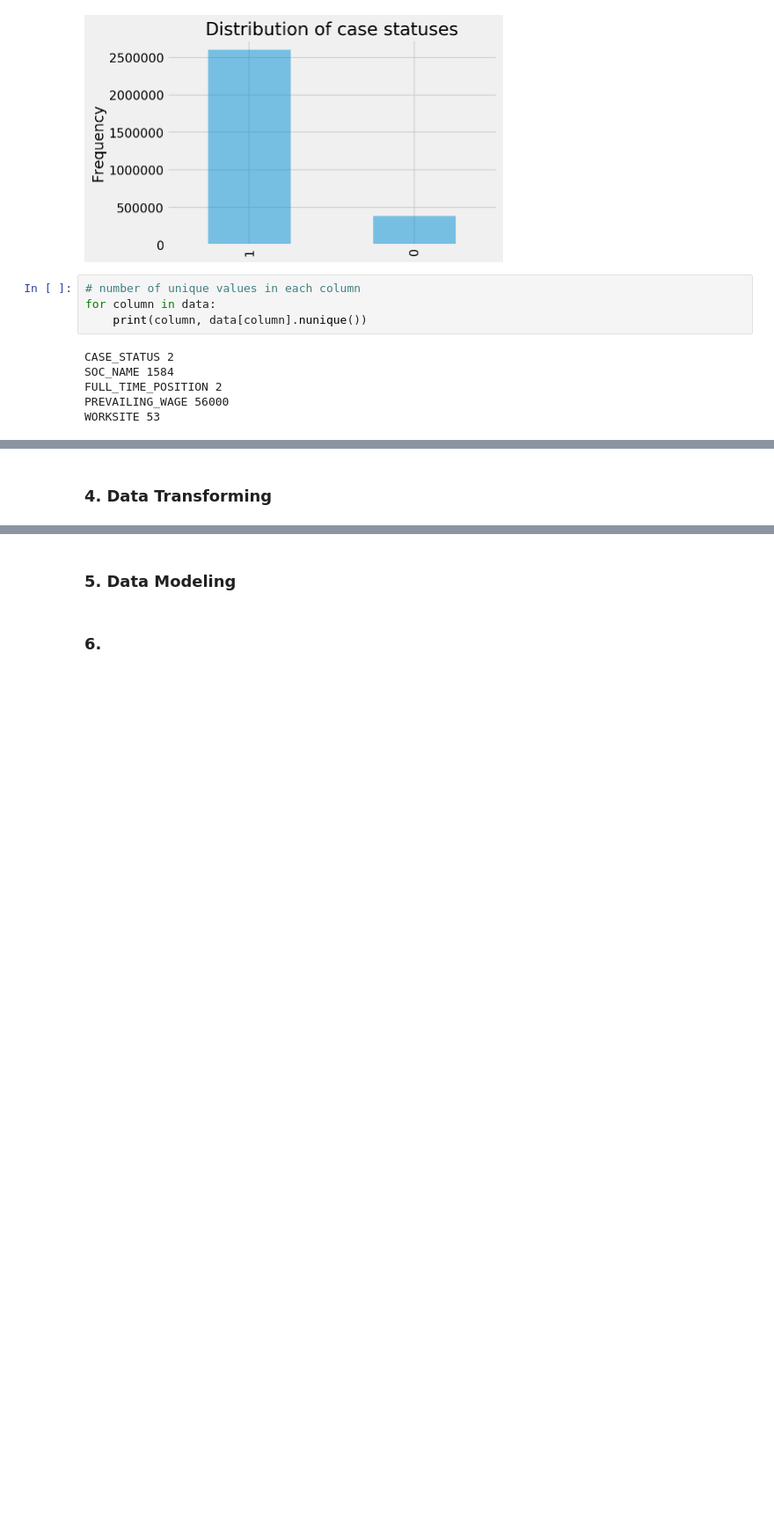
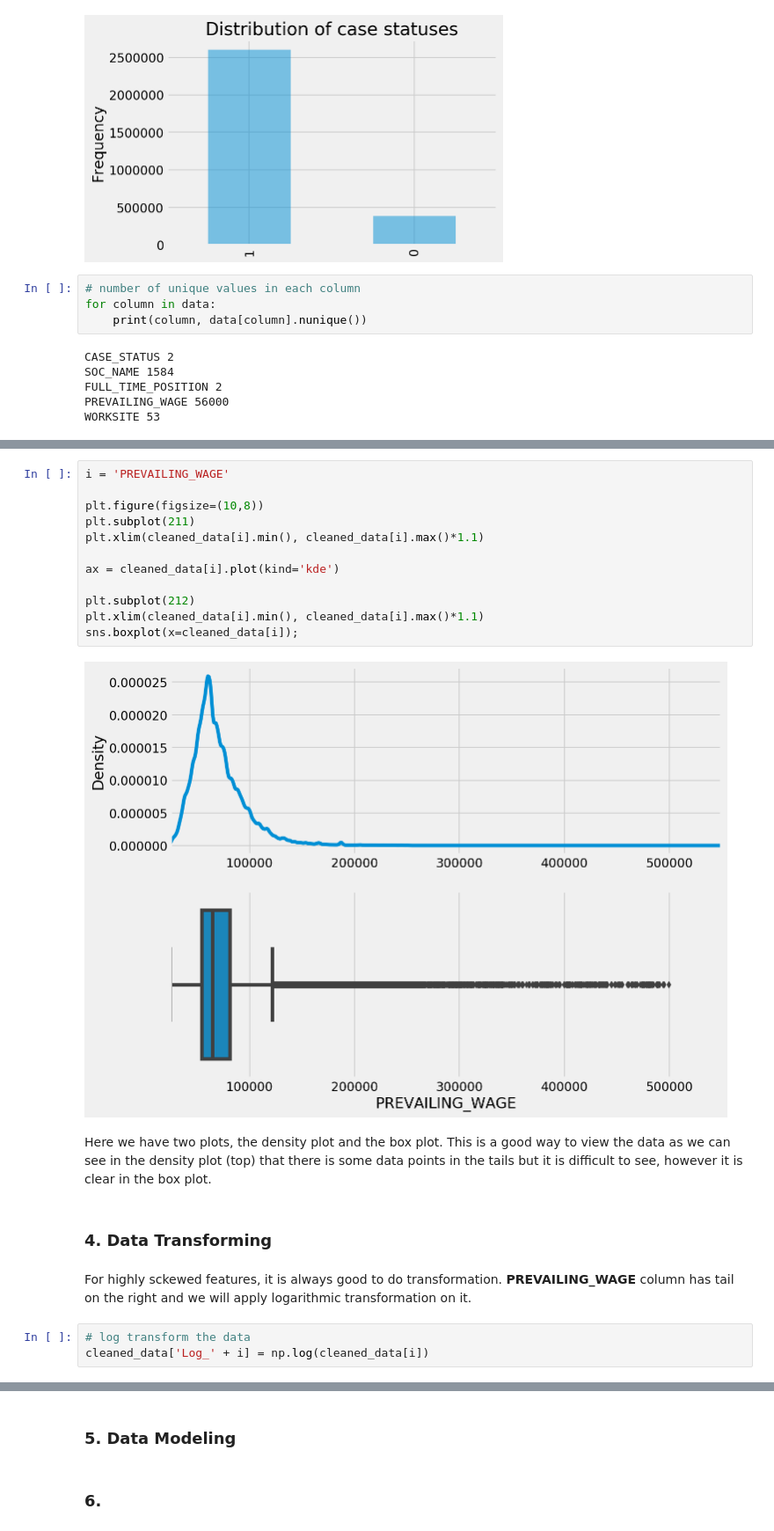
Before and after one commit to numanyilmaz/Capstone, a Jupyter notebook: Capstone.ipynb, the cells around one changed output, grey strips where cells are left out. Shown at 88% size. Saved outputs shown, nothing was run; the diff lists cells and outputs as text; blank space fills up the shorter version.

```diff
--- a/Capstone.ipynb
+++ b/Capstone.ipynb
@@ -157,2 +188,23 @@ plt.scatter(data['FULL_TIME_POSITION'], data['FULL_TIME_POSITION'])
+# %%
+i = 'PREVAILING_WAGE'
+
+plt.figure(figsize=(10,8))
+plt.subplot(211)
+plt.xlim(cleaned_data[i].min(), cleaned_data[i].max()*1.1)
+
+ax = cleaned_data[i].plot(kind='kde')
+
+plt.subplot(212)
+plt.xlim(cleaned_data[i].min(), cleaned_data[i].max()*1.1)
+sns.boxplot(x=cleaned_data[i]);
+# %% [output]
+[figure, added]
+# %% [markdown]
+Here we have two plots, the density plot and the box plot. This is a good way to view the data as we can see in the density plot (top) that there is some data points in the tails but it is difficult to see, however it is clear in the box plot.
 # %% [markdown]
 ### 4. Data Transforming
+# %% [markdown]
+For highly sckewed features, it is always good to do transformation. **PREVAILING_WAGE** column has tail on the right and we will apply logarithmic transformation on it.
+# %%
+# log transform the data
+cleaned_data['Log_' + i] = np.log(cleaned_data[i])
```
Also changed, not shown: parts of 22 cells of this notebook.
